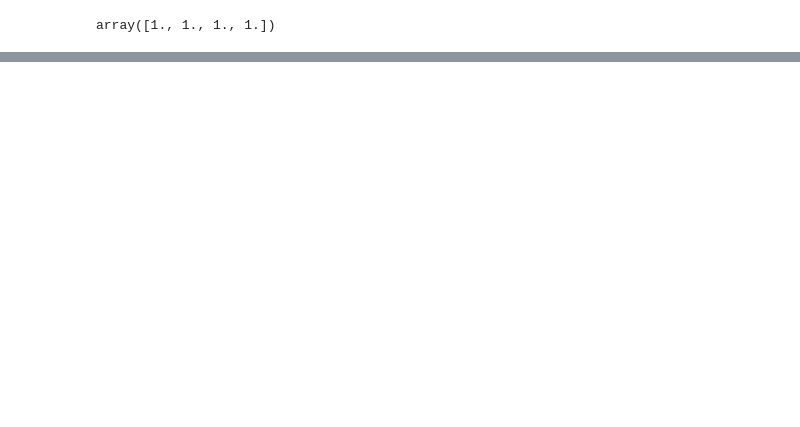
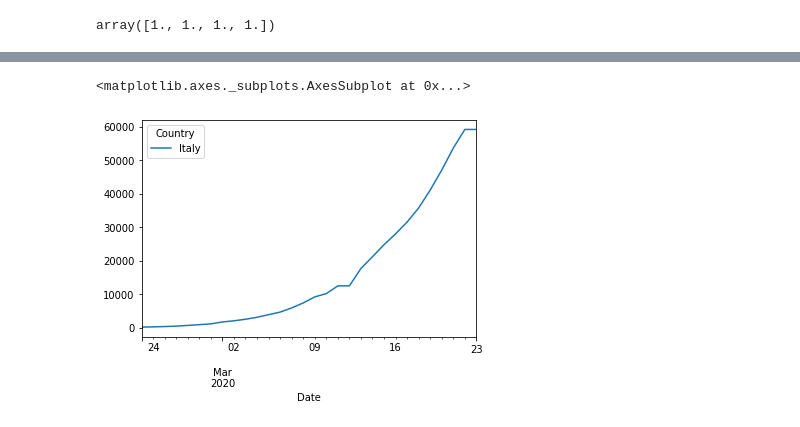
Before and after one commit to argart/corona, a Jupyter notebook: Corona analysis.ipynb, the cells around one changed output, grey strips where cells are left out. Drawn from its saved outputs; the diff is of its cells as text; code cells hidden in the pictures; blank space fills up the shorter version.

```diff
--- a/Corona analysis.ipynb
+++ b/Corona analysis.ipynb
@@ -199,0 +253,6 @@ calculate_growth("Italy", 20)
+# %%
+act_cases = act_cases.pivot(index='Date', columns='Country', values='Cases')
+act_cases.plot()
+# %% [output]
+<matplotlib.axes._subplots.AxesSubplot at 0x...>
+[figure, added]
```
Also changed, not shown: parts of 16 cells of this notebook.
